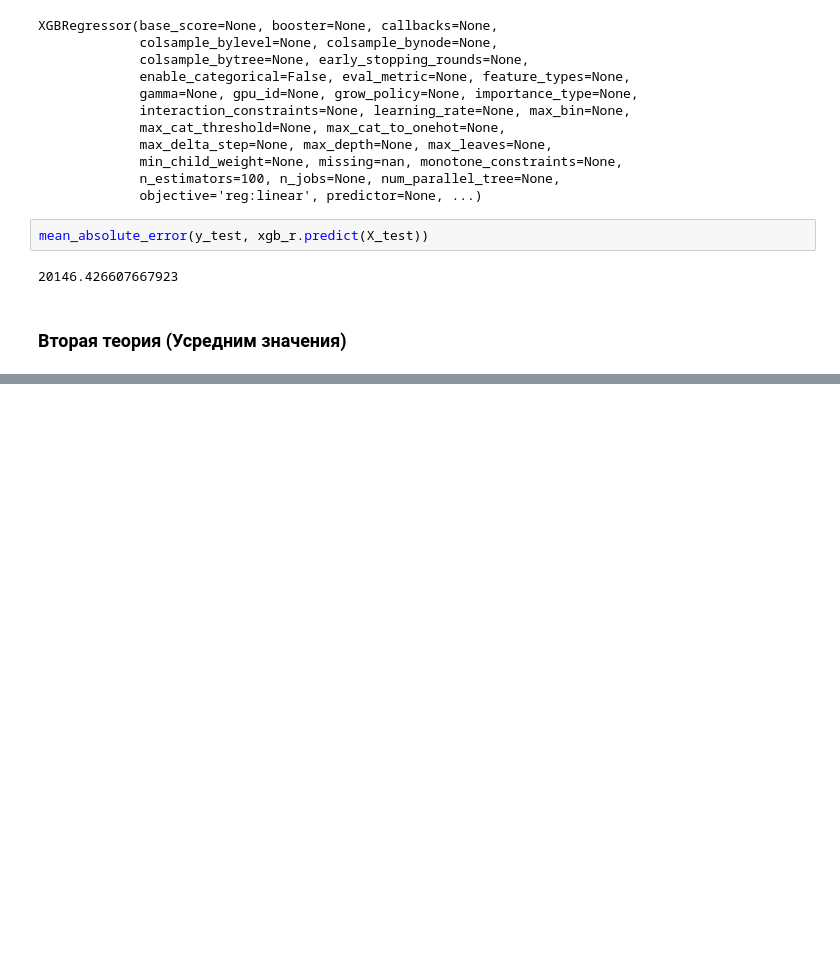
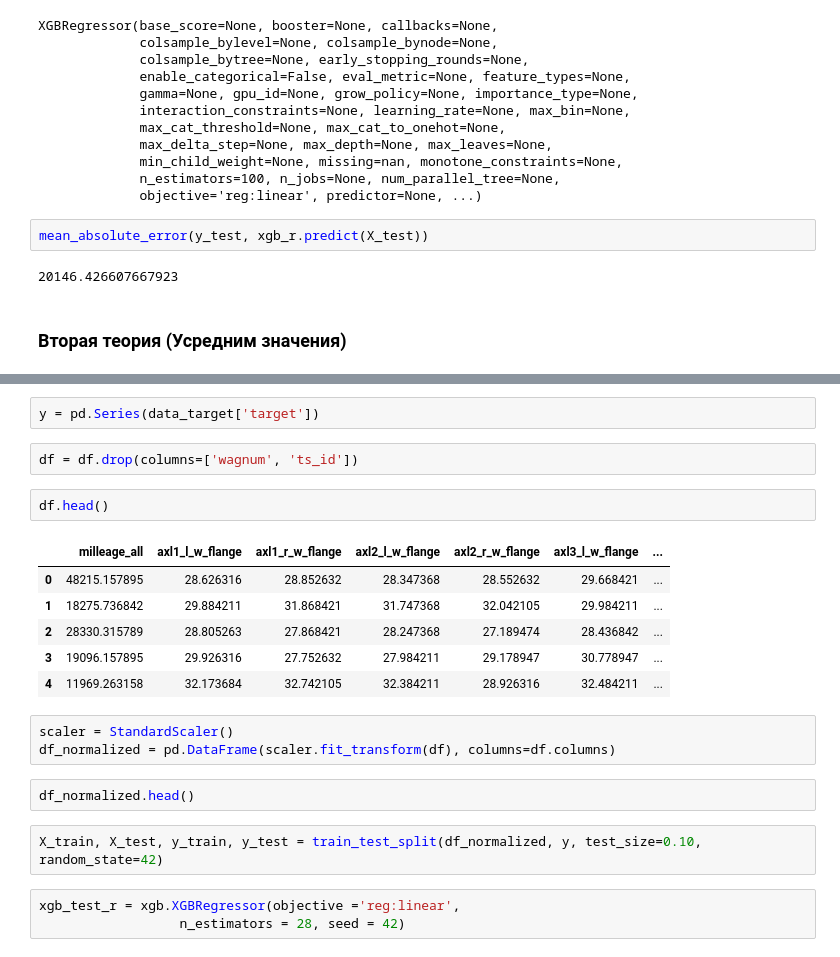
Before and after one commit to kolomichyk/BKIT, a Jupyter notebook: Po_sqrt_team_(1)_(1).ipynb, the cells around one changed output, grey strips where cells are left out. Cells and saved outputs as stored; diff of their text form; blank space fills up the shorter version.

```diff
--- a/Po_sqrt_team_(1)_(1).ipynb
+++ b/Po_sqrt_team_(1)_(1).ipynb
@@ -176,0 +245,23 @@ def make_data(data):
+# %%
+y = pd.Series(data_target['target'])
+# %%
+df = df.drop(columns=['wagnum', 'ts_id'])
+# %%
+df.head()
+# %% [output]
+|  | milleage_all | axl1_l_w_flange | axl1_r_w_flange | axl2_l_w_flange | axl2_r_w_flange | axl3_l_w_flange | ... |
+| 0 | 48215.157895 | 28.626316 | 28.852632 | 28.347368 | 28.552632 | 29.668421 | ... |
+| 1 | 18275.736842 | 29.884211 | 31.868421 | 31.747368 | 32.042105 | 29.984211 | ... |
+| 2 | 28330.315789 | 28.805263 | 27.868421 | 28.247368 | 27.189474 | 28.436842 | ... |
+| 3 | 19096.157895 | 29.926316 | 27.752632 | 27.984211 | 29.178947 | 30.778947 | ... |
+| 4 | 11969.263158 | 32.173684 | 32.742105 | 32.384211 | 28.926316 | 32.484211 | ... |
+# %%
+scaler = StandardScaler()
+df_normalized = pd.DataFrame(scaler.fit_transform(df), columns=df.columns)
+# %%
+df_normalized.head()
+# %%
+X_train, X_test, y_train, y_test = train_test_split(df_normalized, y, test_size=0.10, random_state=42)
+# %%
+xgb_test_r = xgb.XGBRegressor(objective ='reg:linear',
+                  n_estimators = 28, seed = 42)
```
Also changed, not shown: parts of 9 cells of this notebook.
